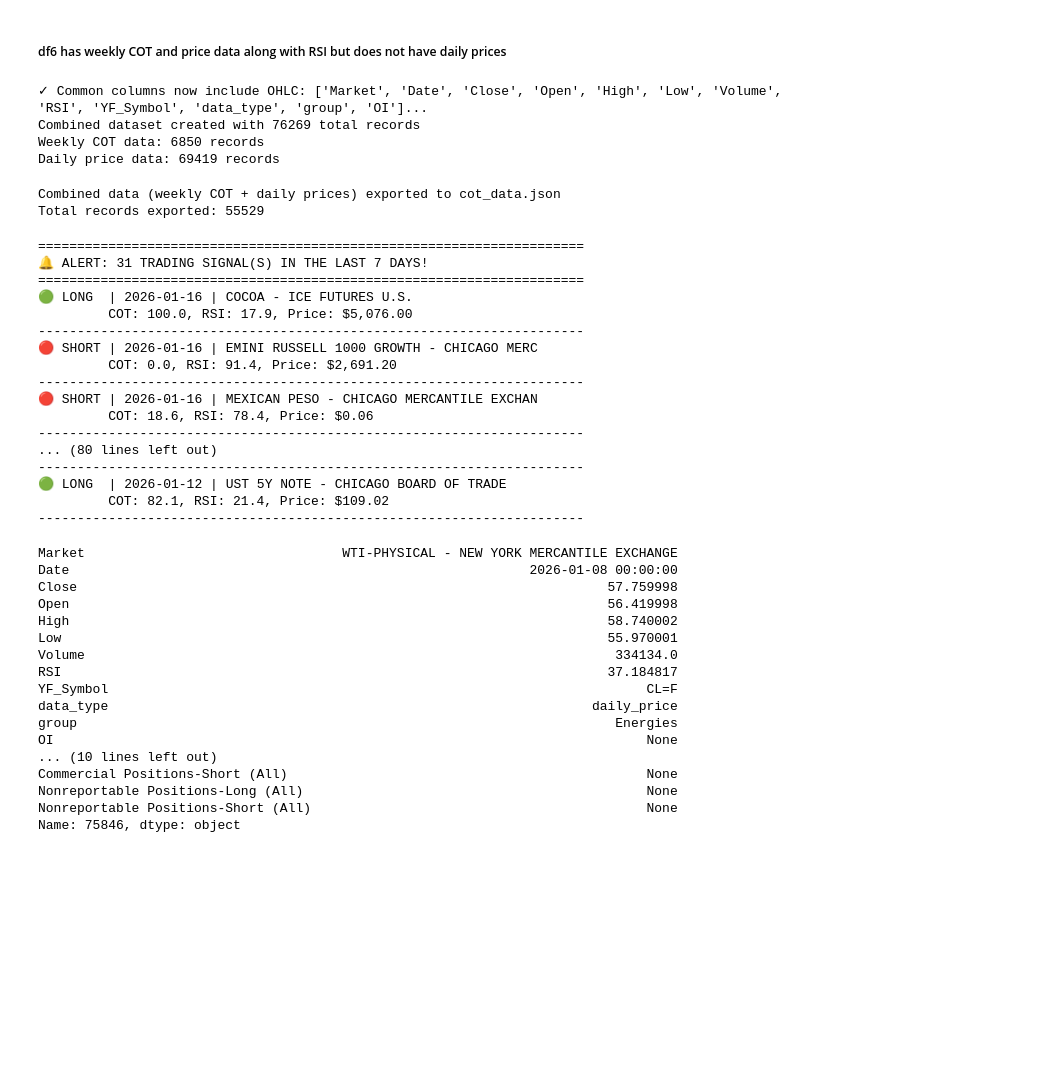
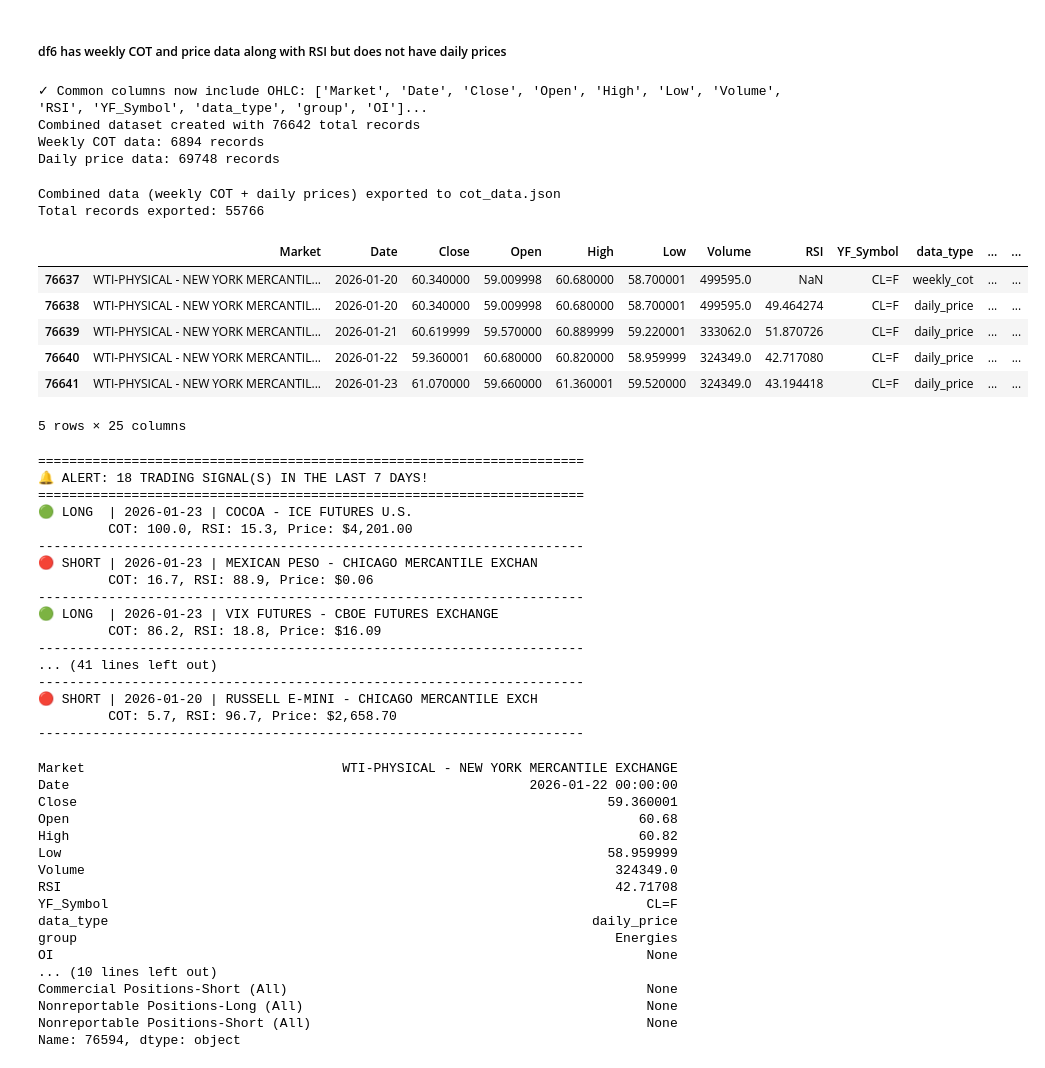
Before and after one commit to JPow/COT_Dashboard_Deployment, a Jupyter notebook: COT Cursor Experiments To Deploy.ipynb, the cells around one changed output. Drawn from its saved outputs; the diff is of its cells as text; code cells hidden in the pictures; blank space fills up the shorter version.

Commit message:
updated date to run price against today's date

```diff
--- a/COT Cursor Experiments To Deploy.ipynb
+++ b/COT Cursor Experiments To Deploy.ipynb
@@ -640,7 +640,7 @@ def rsi(data, periods=10):
 import yfinance as yf
 from datetime import date, timedelta
 start_date="2022-01-01"
-end_date = (date.today() - timedelta(days=1)).strftime("%Y-%m-%d")
+end_date = date.today().strftime("%Y-%m-%d")
 tickers = mapping_df['YF_Symbol'].to_list()
 commods = yf.download(tickers, start=start_date, end=end_date)
 # %% [output]
@@ -837,9 +837,9 @@ print(f"Weekly COT data: {len(df6_weekly)} records")
 print(f"Daily price data: {len(daily_price_expanded)} records")
 # %% [output]
 ✓ Common columns now include OHLC: ['Market', 'Date', 'Close', 'Open', 'High', 'Low', 'Volume', 'RSI', 'YF_Symbol', 'data_type', 'group', 'OI']...
-Combined dataset created with 76269 total records
-Weekly COT data: 6850 records
-Daily price data: 69419 records
+Combined dataset created with 76642 total records
+Weekly COT data: 6894 records
+Daily price data: 69748 records
 # %%
 df6_combined = df6_combined.dropna(subset=['Close'])
 # %%
@@ -849,7 +849,17 @@ print("Combined data (weekly COT + daily prices) exported to cot_data.json")
 print(f"Total records exported: {len(df6_combined)}")
 # %% [output]
 Combined data (weekly COT + daily prices) exported to cot_data.json
-Total records exported: 55529
+Total records exported: 55766
+# %%
+df6_combined.tail()
+# %% [output]
+|  | Market | Date | Close | Open | High | Low | Volume | RSI | YF_Symbol | data_type | ... | ... |
+| 76637 | WTI-PHYSICAL - NEW YORK MERCANTIL... | 2026-01-20 | 60.340000 | 59.009998 | 60.680000 | 58.700001 | 499595.0 | NaN | CL=F | weekly_cot | ... | ... |
+| 76638 | WTI-PHYSICAL - NEW YORK MERCANTIL... | 2026-01-20 | 60.340000 | 59.009998 | 60.680000 | 58.700001 | 499595.0 | 49.464274 | CL=F | daily_price | ... | ... |
+| 76639 | WTI-PHYSICAL - NEW YORK MERCANTIL... | 2026-01-21 | 60.619999 | 59.570000 | 60.889999 | 59.220001 | 333062.0 | 51.870726 | CL=F | daily_price | ... | ... |
+| 76640 | WTI-PHYSICAL - NEW YORK MERCANTIL... | 2026-01-22 | 59.360001 | 60.680000 | 60.820000 | 58.959999 | 324349.0 | 42.717080 | CL=F | daily_price | ... | ... |
+| 76641 | WTI-PHYSICAL - NEW YORK MERCANTIL... | 2026-01-23 | 61.070000 | 59.660000 | 61.360001 | 59.520000 | 324349.0 | 43.194418 | CL=F | daily_price | ... | ... |
+5 rows × 25 columns
 # %%
 # =============================================================================
 # 🔔 CHECK FOR RECENT TRADING SIGNALS (Last 7 Days)
@@ -932,33 +942,33 @@ else:
     print("=" * 70)
 # %% [output]
 ======================================================================
-🔔 ALERT: 31 TRADING SIGNAL(S) IN THE LAST 7 DAYS!
+🔔 ALERT: 18 TRADING SIGNAL(S) IN THE LAST 7 DAYS!
 ======================================================================
-🟢 LONG  | 2026-01-16 | COCOA - ICE FUTURES U.S.
-         COT: 100.0, RSI: 17.9, Price: $5,076.00
+🟢 LONG  | 2026-01-23 | COCOA - ICE FUTURES U.S.
+         COT: 100.0, RSI: 15.3, Price: $4,201.00
 ----------------------------------------------------------------------
-🔴 SHORT | 2026-01-16 | EMINI RUSSELL 1000 GROWTH - CHICAGO MERC
-         COT: 0.0, RSI: 91.4, Price: $2,691.20
+🔴 SHORT | 2026-01-23 | MEXICAN PESO - CHICAGO MERCANTILE EXCHAN
+         COT: 16.7, RSI: 88.9, Price: $0.06
 ----------------------------------------------------------------------
-🔴 SHORT | 2026-01-16 | MEXICAN PESO - CHICAGO MERCANTILE EXCHAN
-         COT: 18.6, RSI: 78.4, Price: $0.06
+🟢 LONG  | 2026-01-23 | VIX FUTURES - CBOE FUTURES EXCHANGE
+         COT: 86.2, RSI: 18.8, Price: $16.09
 ----------------------------------------------------------------------
-... (80 lines left out)
+... (41 lines left out)
 ----------------------------------------------------------------------
-🟢 LONG  | 2026-01-12 | UST 5Y NOTE - CHICAGO BOARD OF TRADE
-         COT: 82.1, RSI: 21.4, Price: $109.02
+🔴 SHORT | 2026-01-20 | RUSSELL E-MINI - CHICAGO MERCANTILE EXCH
+         COT: 5.7, RSI: 96.7, Price: $2,658.70
 ----------------------------------------------------------------------
 # %%
 df6_combined.iloc[-1]
 # %% [output]
 Market                                 WTI-PHYSICAL - NEW YORK MERCANTILE EXCHANGE
-Date                                                           2026-01-08 00:00:00
-Close                                                                    57.759998
-Open                                                                     56.419998
-High                                                                     58.740002
-Low                                                                      55.970001
-Volume                                                                    334134.0
-RSI                                                                      37.184817
+Date                                                           2026-01-22 00:00:00
+Close                                                                    59.360001
+Open                                                                         60.68
+High                                                                         60.82
+Low                                                                      58.959999
+Volume                                                                    324349.0
+RSI                                                                       42.71708
 YF_Symbol                                                                     CL=F
 data_type                                                              daily_price
 group                                                                     Energies
@@ -967,4 +977,4 @@ OI                                                                            No
 Commercial Positions-Short (All)                                              None
 Nonreportable Positions-Long (All)                                            None
 Nonreportable Positions-Short (All)                                           None
-Name: 75846, dtype: object
+Name: 76594, dtype: object
```
Also changed, not shown: parts of 3 cells of this notebook, 4 other files.
